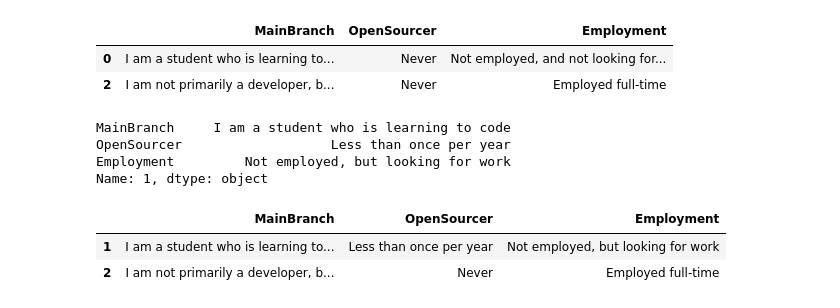
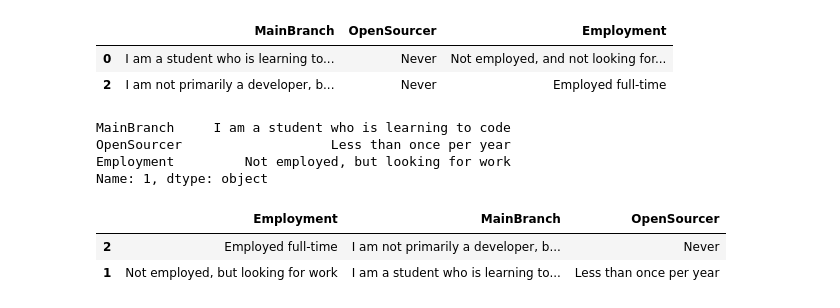
Before and after one commit to mauney/cs-pandas, a Jupyter notebook: Pandas Demo.ipynb, the cells around one changed output. Cells and saved outputs as stored; diff of their text form; code cells hidden in the pictures.

```diff
--- a/Pandas Demo.ipynb
+++ b/Pandas Demo.ipynb
@@ -72,8 +72,8 @@ OpenSourcer                   Less than once per year
 Employment         Not employed, but looking for work
 Name: 1, dtype: object
 # %%
-df.loc[[1, 2], ['MainBranch', 'OpenSourcer', 'Employment']]
+df.loc[[2, 1], ['Employment', 'MainBranch', 'OpenSourcer']]
 # %% [output]
-|  | MainBranch | OpenSourcer | Employment |
-| 1 | I am a student who is learning to... | Less than once per year | Not employed, but looking for work |
-| 2 | I am not primarily a developer, b... | Never | Employed full-time |
+|  | Employment | MainBranch | OpenSourcer |
+| 2 | Employed full-time | I am not primarily a developer, b... | Never |
+| 1 | Not employed, but looking for work | I am a student who is learning to... | Less than once per year |
```
Also changed, not shown: parts of 4 cells of this notebook.
